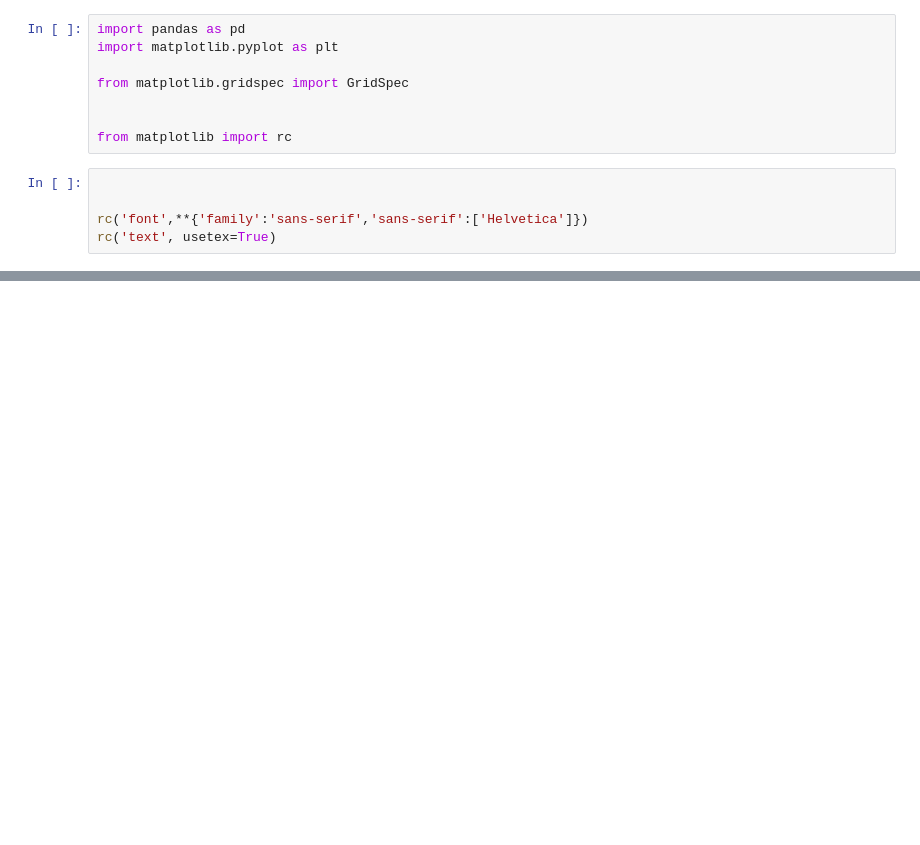
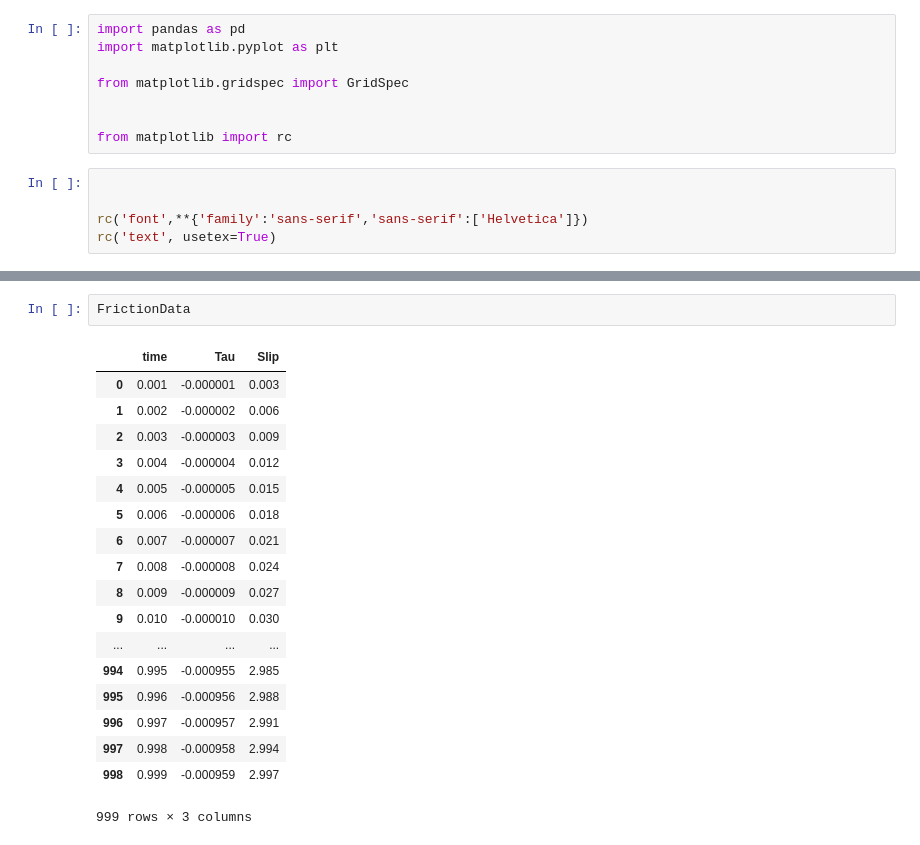
Before and after one commit to Nicolucas/TEAR, a Jupyter notebook: StressSandbox/Output/Untitled.ipynb, the cells around one changed output, grey strips where cells are left out. Cells and saved outputs as stored; diff of their text form; blank space fills up the shorter version.

```diff
--- a/StressSandbox/Output/Untitled.ipynb
+++ b/StressSandbox/Output/Untitled.ipynb
@@ -29,0 +52,21 @@ def PlotRows(FileName,ListOfAxes,title):
+# %%
+FrictionData
+# %% [output]
+|  | time | Tau | Slip |
+| 0 | 0.001 | -0.000001 | 0.003 |
+| 1 | 0.002 | -0.000002 | 0.006 |
+| 2 | 0.003 | -0.000003 | 0.009 |
+| 3 | 0.004 | -0.000004 | 0.012 |
+| 4 | 0.005 | -0.000005 | 0.015 |
+| 5 | 0.006 | -0.000006 | 0.018 |
+| 6 | 0.007 | -0.000007 | 0.021 |
+| 7 | 0.008 | -0.000008 | 0.024 |
+| 8 | 0.009 | -0.000009 | 0.027 |
+| 9 | 0.010 | -0.000010 | 0.030 |
+| ... | ... | ... | ... |
+| 994 | 0.995 | -0.000955 | 2.985 |
+| 995 | 0.996 | -0.000956 | 2.988 |
+| 996 | 0.997 | -0.000957 | 2.991 |
+| 997 | 0.998 | -0.000958 | 2.994 |
+| 998 | 0.999 | -0.000959 | 2.997 |
+999 rows × 3 columns
```
Also changed, not shown: parts of 3 cells of this notebook, 3 other files.
